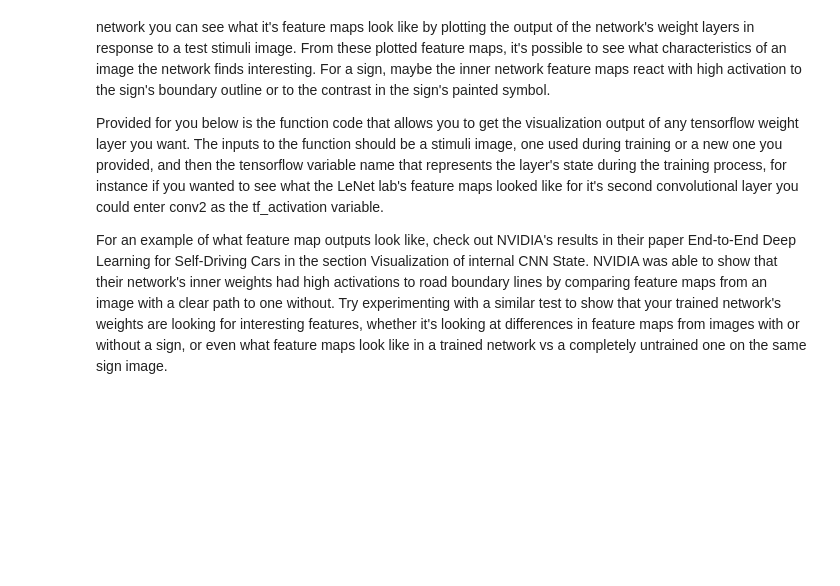
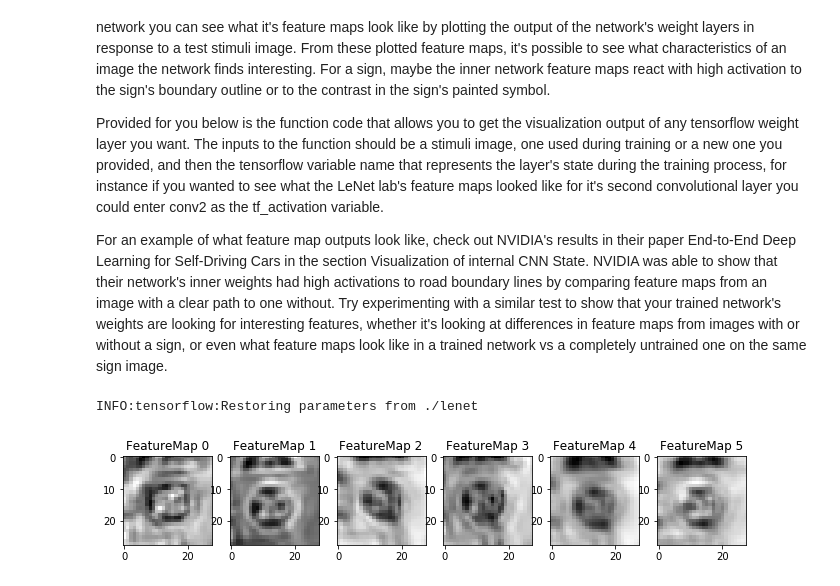
Before and after one commit to lixinso/CarND-Traffic-Sign-Classifier-Project, a Jupyter notebook: Traffic_Sign_Classifier.ipynb, the cells around one changed output. Saved outputs shown, nothing was run; the diff lists cells and outputs as text; code cells hidden in the pictures; blank space fills up the shorter version.

Commit message:
feature map Conv2D:0

```diff
--- a/Traffic_Sign_Classifier.ipynb
+++ b/Traffic_Sign_Classifier.ipynb
@@ -1026,5 +1046,8 @@ def outputFeatureMap(image_input, tf_activation, activation_min=-1, activation_m
 # %%
 with tf.Session() as sess:
     saver.restore(sess, tf.train.latest_checkpoint('.'))
-    conv1 = sess.graph.get_tensor_by_name('conv1:0')
-    outputFeatureMap(my_images_normalized, conv1)
+    conv1 = sess.graph.get_tensor_by_name('Conv2D:0')
+    outputFeatureMap(X_train_full[predict_indexes], conv1)
+# %% [output]
+INFO:tensorflow:Restoring parameters from ./lenet
+[figure, added]
```
Also changed, not shown: parts of 9 cells of this notebook.
